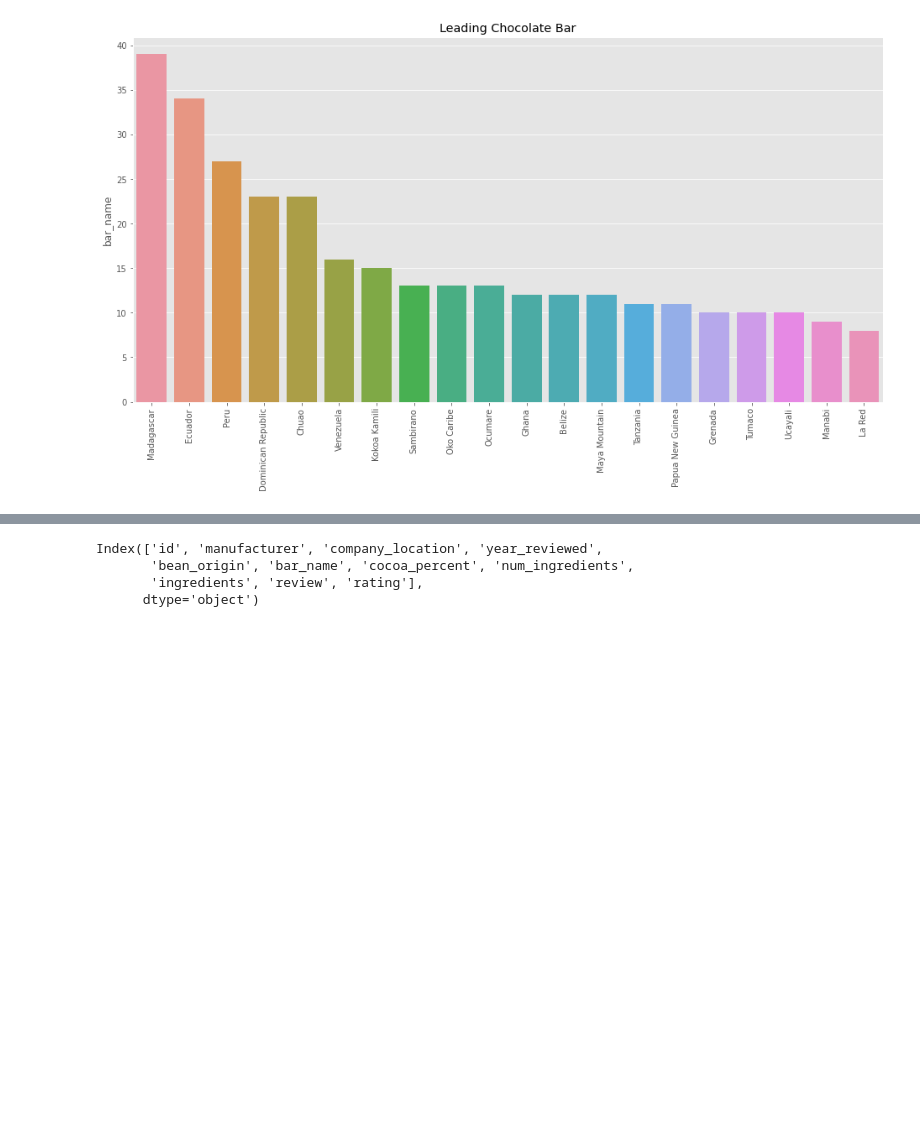
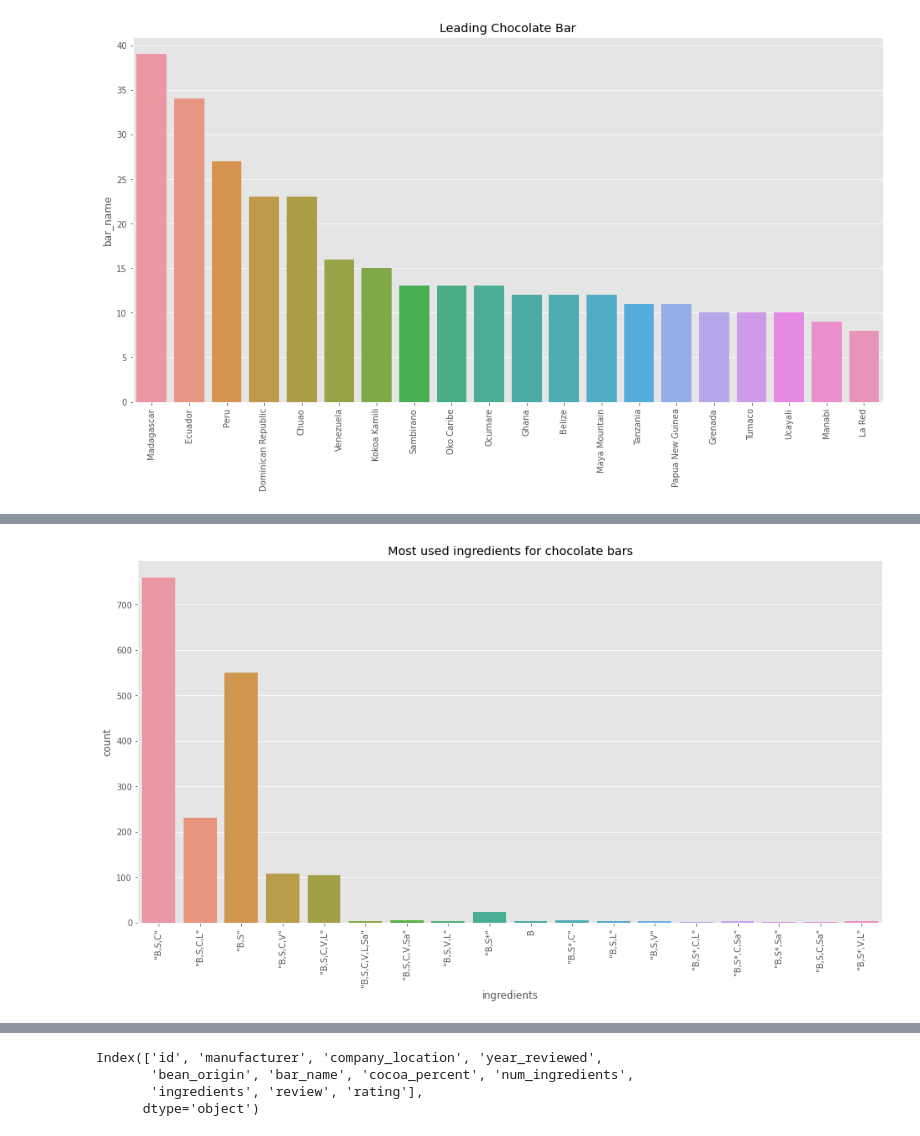
Before and after one commit to janejeshen/Best-chocolate-bars, a Jupyter notebook: Chocolate analysis.ipynb, the cells around one changed output, grey strips where cells are left out. Saved outputs shown, nothing was run; the diff lists cells and outputs as text; code cells hidden in the pictures; blank space fills up the shorter version.

```diff
--- a/Chocolate analysis.ipynb
+++ b/Chocolate analysis.ipynb
@@ -414,0 +482,8 @@ Analysis shows that the `Madagascar` chocolate bar receives the most ratings.
+# %%
+# Count plot for the ingredients used to make a chocolate bar
+plt.figure(figsize=(16,8))
+sns.countplot(data = df_chocs,x=df_chocs["ingredients"])\
+.set(title="Most used ingredients for chocolate bars")
+plt.xticks(rotation=90);
+# %% [output]
+[figure, added]
```
Also changed, not shown: parts of 21 cells of this notebook.
